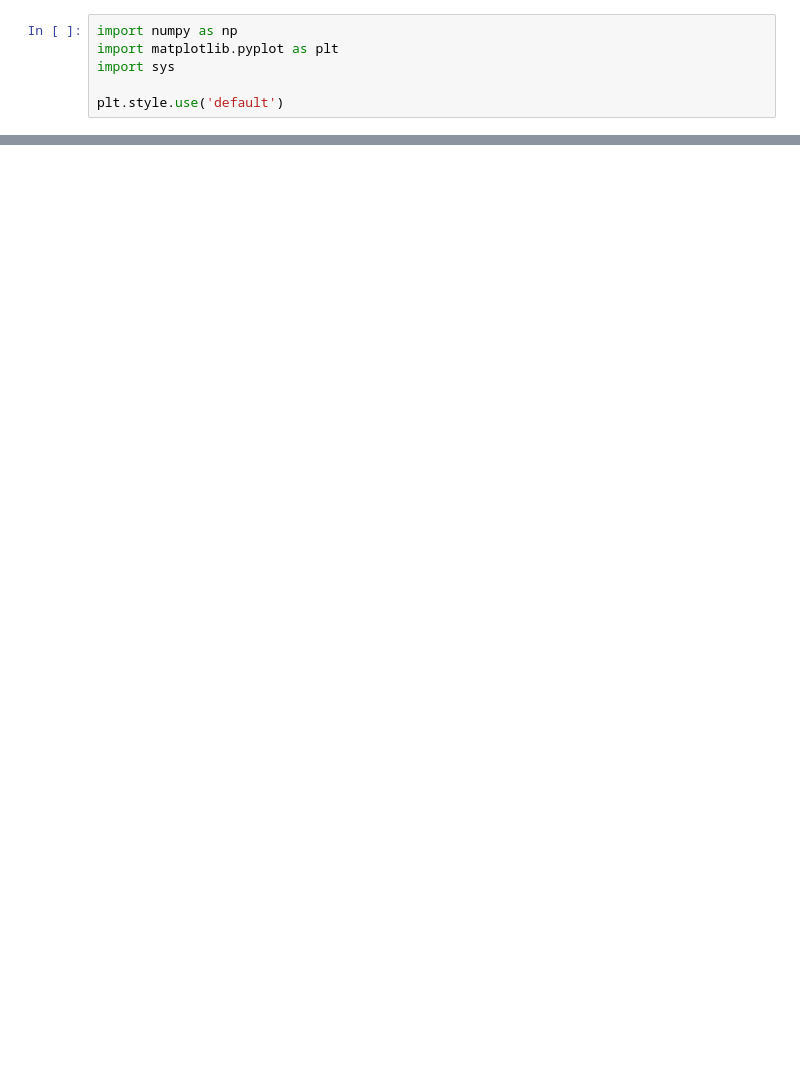
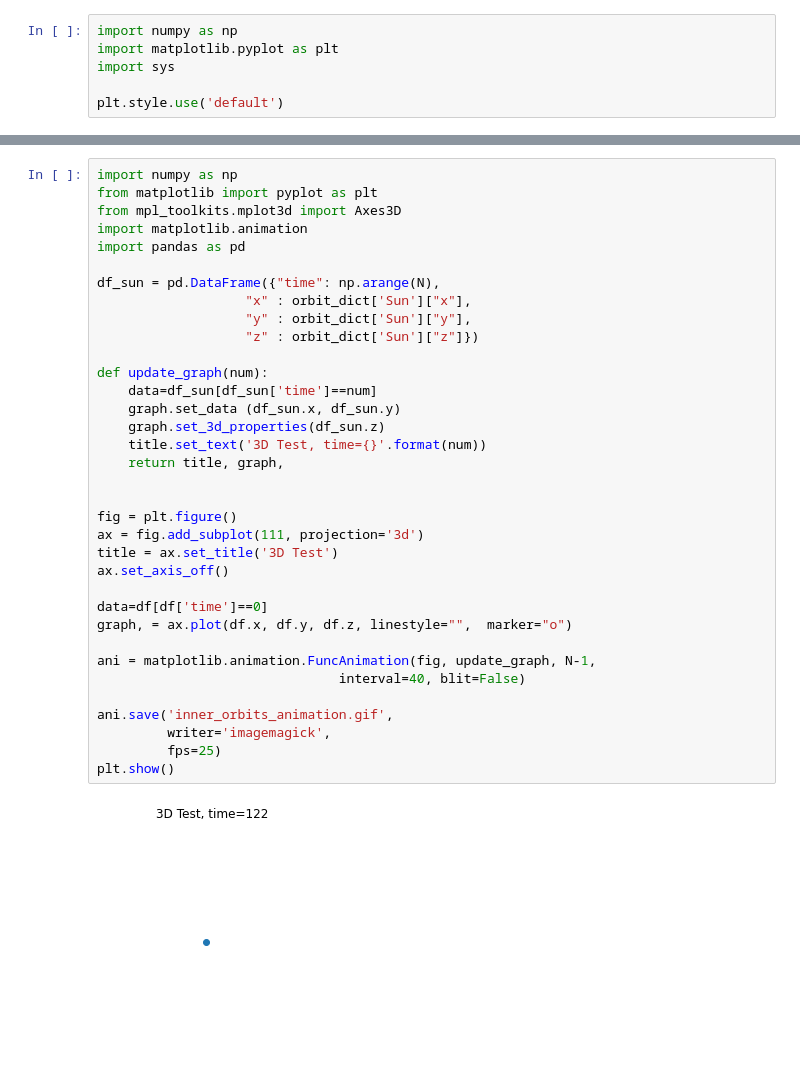
Before and after one commit to eirikama/orbital_mechanics, a Jupyter notebook: visualisation.ipynb, the cells around one changed output, grey strips where cells are left out. Saved outputs shown, nothing was run; the diff lists cells and outputs as text; blank space fills up the shorter version.

Commit message:
start making animation

```diff
--- a/visualisation.ipynb
+++ b/visualisation.ipynb
@@ -31,0 +107,37 @@ plt.show()
+# %%
+import numpy as np
+from matplotlib import pyplot as plt
+from mpl_toolkits.mplot3d import Axes3D
+import matplotlib.animation
+import pandas as pd
+
+df_sun = pd.DataFrame({"time": np.arange(N),
+                   "x" : orbit_dict['Sun']["x"],
+                   "y" : orbit_dict['Sun']["y"],
+                   "z" : orbit_dict['Sun']["z"]})
+
+def update_graph(num):
+    data=df_sun[df_sun['time']==num]
+    graph.set_data (df_sun.x, df_sun.y)
+    graph.set_3d_properties(df_sun.z)
+    title.set_text('3D Test, time={}'.format(num))
+    return title, graph,
+
+
+fig = plt.figure()
+ax = fig.add_subplot(111, projection='3d')
+title = ax.set_title('3D Test')
+ax.set_axis_off()
+
+data=df[df['time']==0]
+graph, = ax.plot(df.x, df.y, df.z, linestyle="",  marker="o")
+
+ani = matplotlib.animation.FuncAnimation(fig, update_graph, N-1,
+                               interval=40, blit=False)
+
+ani.save('inner_orbits_animation.gif',
+         writer='imagemagick',
+         fps=25)
+plt.show()
+# %% [output]
+[figure, added]
```
Also changed, not shown: parts of 5 cells of this notebook.
